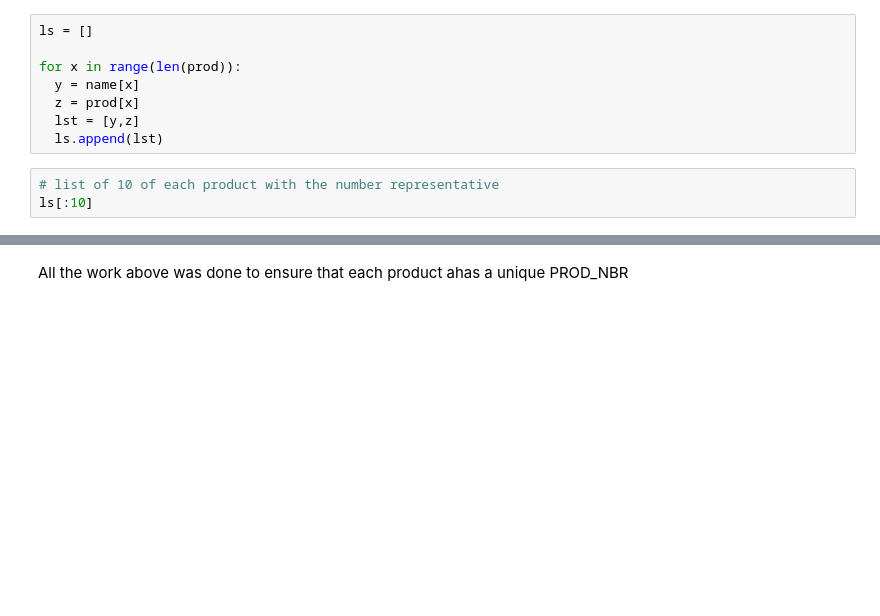
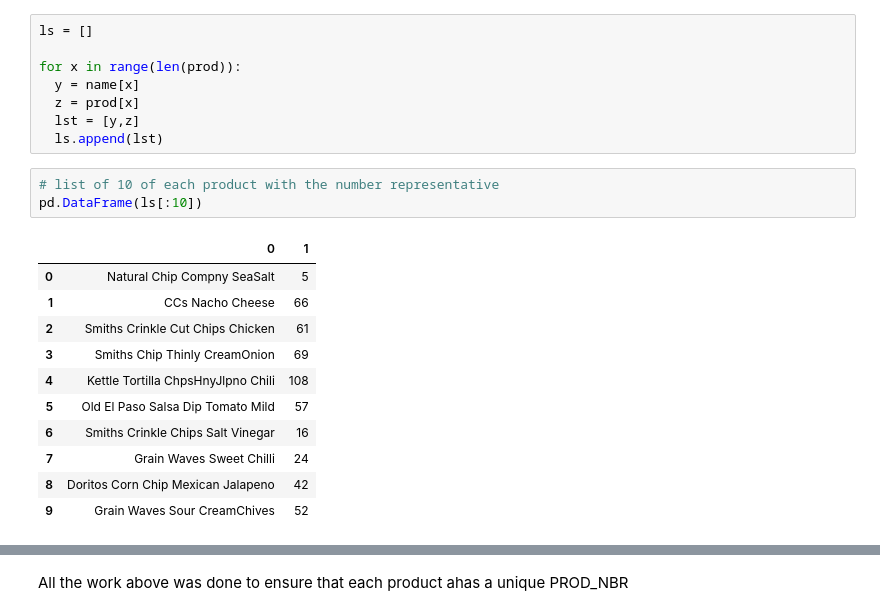
Before and after one commit to khairooo/Quantium-Internship-Experience, a Jupyter notebook: Task_01_Data_reparation_and_customer_analytics.ipynb, the cells around one changed output, grey strips where cells are left out. Cells and saved outputs as stored; diff of their text form; blank space fills up the shorter version.

```diff
--- a/Task_01_Data_reparation_and_customer_analytics.ipynb
+++ b/Task_01_Data_reparation_and_customer_analytics.ipynb
@@ -139,6 +192,18 @@ for x in range(len(prod)):
   ls.append(lst)
 # %%
 # list of 10 of each product with the number representative
-ls[:10]
+pd.DataFrame(ls[:10])
+# %% [output]
+|  | 0 | 1 |
+| 0 | Natural Chip Compny SeaSalt | 5 |
+| 1 | CCs Nacho Cheese | 66 |
+| 2 | Smiths Crinkle Cut Chips Chicken | 61 |
+| 3 | Smiths Chip Thinly CreamOnion | 69 |
+| 4 | Kettle Tortilla ChpsHnyJlpno Chili | 108 |
+| 5 | Old El Paso Salsa Dip Tomato Mild | 57 |
+| 6 | Smiths Crinkle Chips Salt Vinegar | 16 |
+| 7 | Grain Waves Sweet Chilli | 24 |
+| 8 | Doritos Corn Chip Mexican Jalapeno | 42 |
+| 9 | Grain Waves Sour CreamChives | 52 |
 # %%
 len(ls)
```
Also changed, not shown: parts of 26 cells of this notebook.
